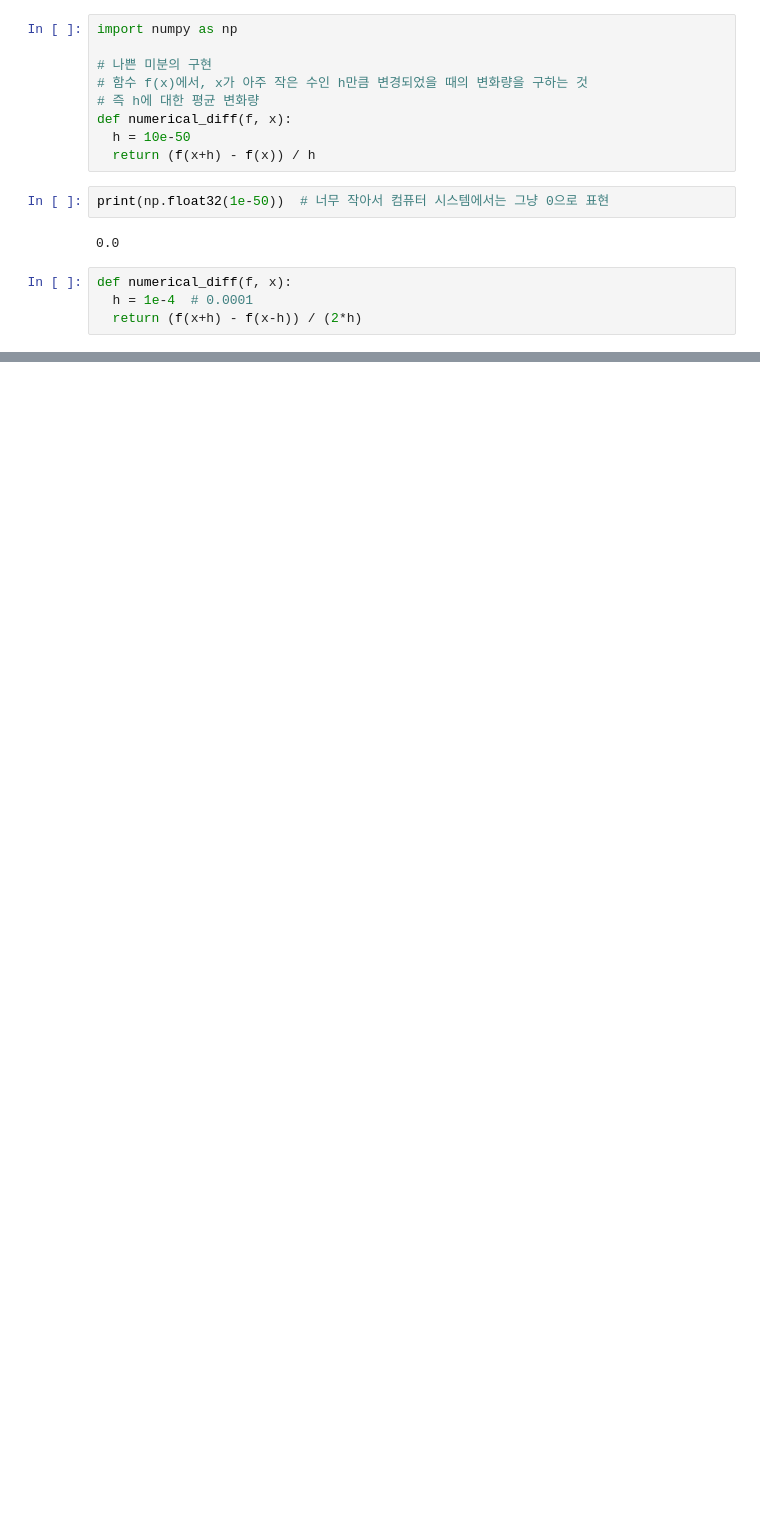
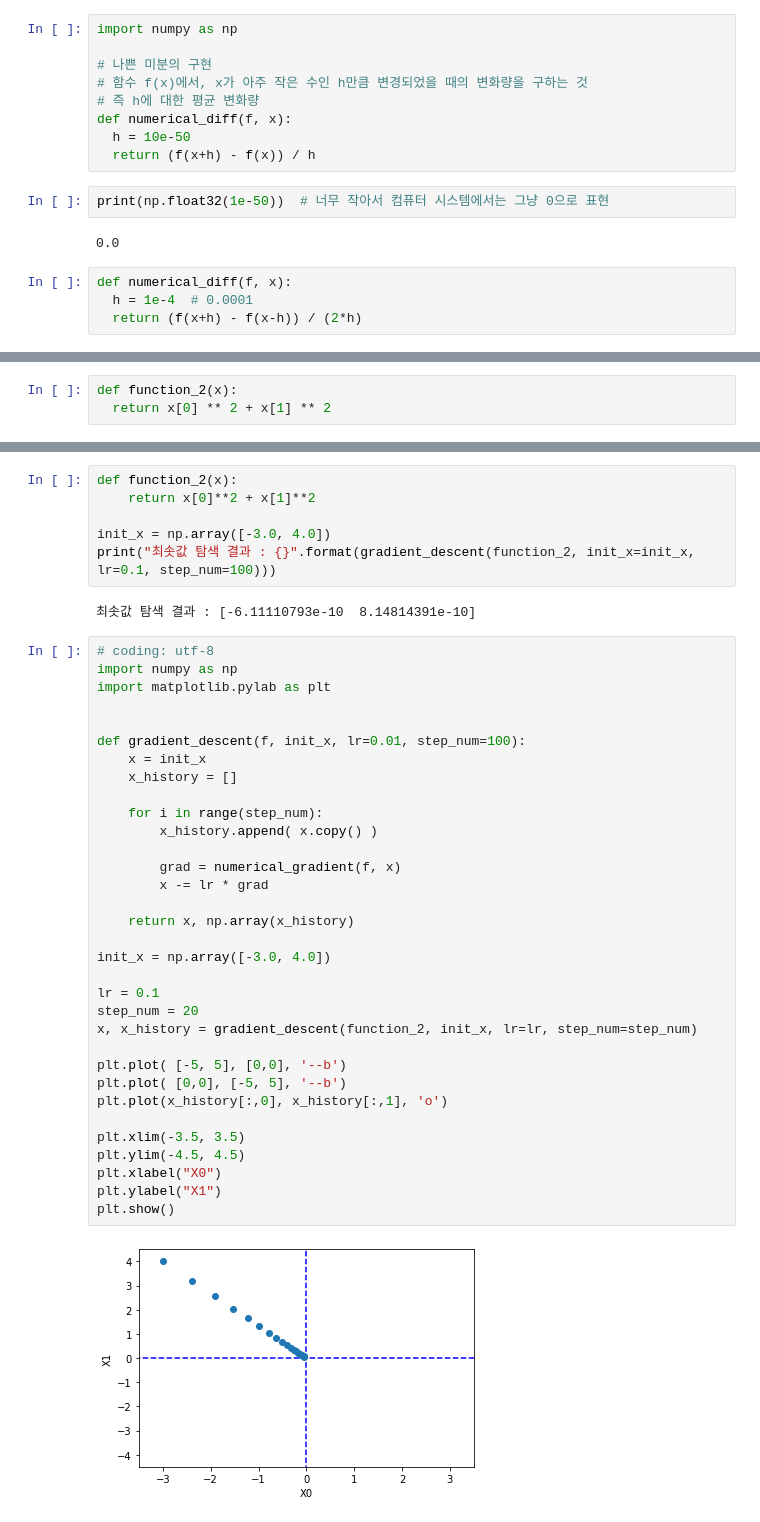
Before and after one commit to yoonchaiyoung/deep-learning, a Jupyter notebook: 05.수치미분과 경사하강법.ipynb, the cells around one changed output, grey strips where cells are left out. Drawn from its saved outputs; the diff is of its cells as text; blank space fills up the shorter version.

```diff
--- a/05.수치미분과 경사하강법.ipynb
+++ b/05.수치미분과 경사하강법.ipynb
@@ -17,0 +127,3 @@ def numerical_diff(f, x):
+# %%
+def function_2(x):
+  return x[0] ** 2 + x[1] ** 2
@@ -17,0 +165,43 @@ def numerical_diff(f, x):
+# %%
+def function_2(x):
+    return x[0]**2 + x[1]**2
+
+init_x = np.array([-3.0, 4.0])
+print("최솟값 탐색 결과 : {}".format(gradient_descent(function_2, init_x=init_x, lr=0.1, step_num=100)))
+# %% [output]
+최솟값 탐색 결과 : [-6.11110793e-10  8.14814391e-10]
+# %%
+# coding: utf-8
+import numpy as np
+import matplotlib.pylab as plt
+
+
+def gradient_descent(f, init_x, lr=0.01, step_num=100):
+    x = init_x
+    x_history = []
+
+    for i in range(step_num):
+        x_history.append( x.copy() )
+
+        grad = numerical_gradient(f, x)
+        x -= lr * grad
+
+    return x, np.array(x_history)
+
+init_x = np.array([-3.0, 4.0])
+
+lr = 0.1
+step_num = 20
+x, x_history = gradient_descent(function_2, init_x, lr=lr, step_num=step_num)
+
+plt.plot( [-5, 5], [0,0], '--b')
+plt.plot( [0,0], [-5, 5], '--b')
+plt.plot(x_history[:,0], x_history[:,1], 'o')
+
+plt.xlim(-3.5, 3.5)
+plt.ylim(-4.5, 4.5)
+plt.xlabel("X0")
+plt.ylabel("X1")
+plt.show()
+# %% [output]
+[figure, added]
```
Also changed, not shown: parts of 57 cells of this notebook, 1 other file.
